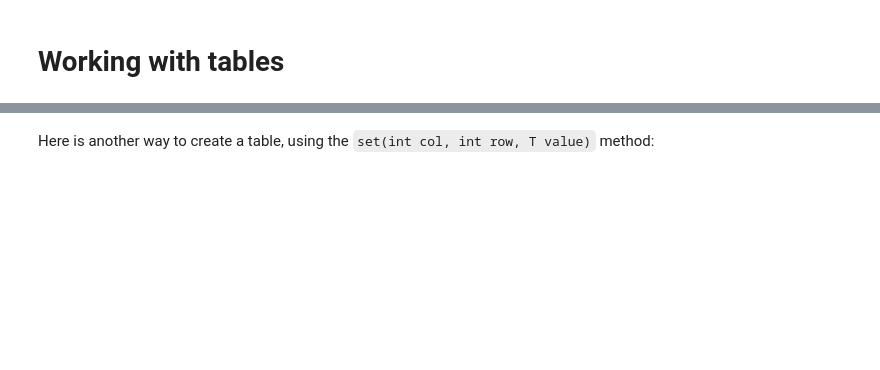
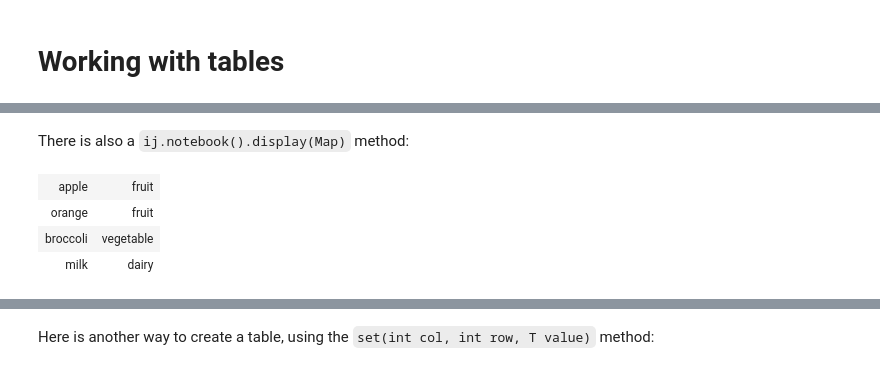
Before and after one commit to imagej/tutorials, a Jupyter notebook: notebooks/1_-_Using_ImageJ/4_-_Working_with_tables.ipynb, the cells around one changed output, grey strips where cells are left out. Saved outputs shown, nothing was run; the diff lists cells and outputs as text; code cells hidden in the pictures; blank space fills up the shorter version.

```diff
--- a/notebooks/1_-_Using_ImageJ/4_-_Working_with_tables.ipynb
+++ b/notebooks/1_-_Using_ImageJ/4_-_Working_with_tables.ipynb
@@ -60,0 +99,9 @@ To illustrate this structure, here is an example which creates a small ImageJ ta
+# %% [markdown]
+There is also a `ij.notebook().display(Map)` method:
+# %%
+ij.notebook().display(foodMap)
+# %% [output]
+| apple | fruit |
+| orange | fruit |
+| broccoli | vegetable |
+| milk | dairy |
```
Also changed, not shown: parts of 37 cells of this notebook, 18 other files.
